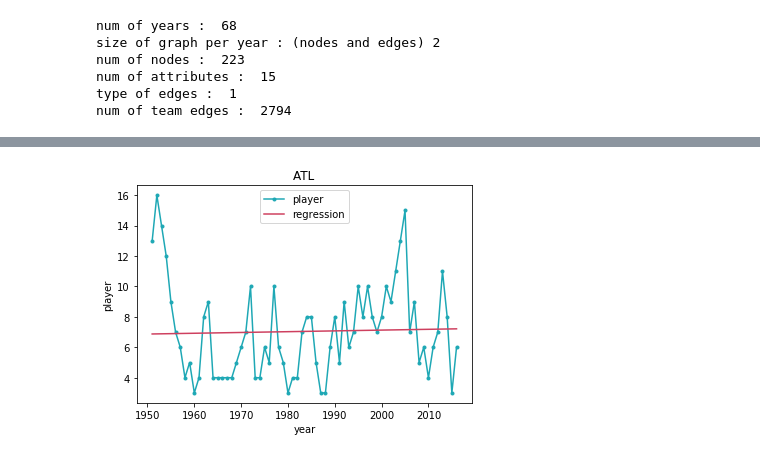
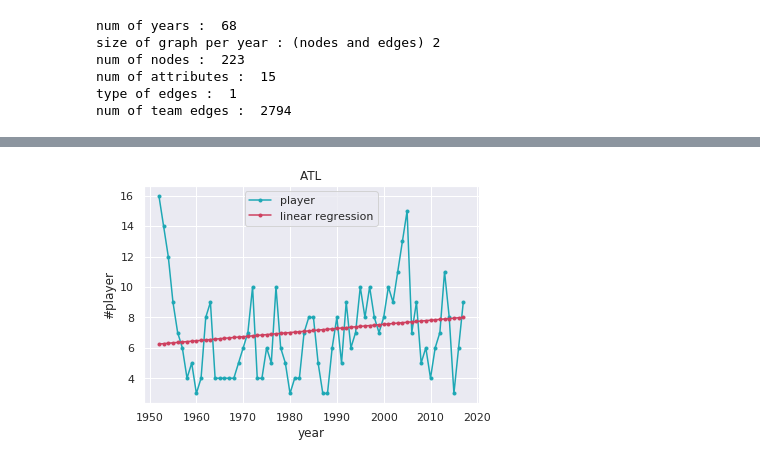
Before and after one commit to hsack6/nba, a Jupyter notebook: 12_linearregression.ipynb, the cells around one changed output, grey strips where cells are left out. Saved outputs shown, nothing was run; the diff lists cells and outputs as text; code cells hidden in the pictures.

```diff
--- a/12_linearregression.ipynb
+++ b/12_linearregression.ipynb
@@ -1,10 +1,20 @@
 # %%
 import pandas as pd
-import matplotlib.pyplot as plt
 import pickle
 inputDir = "/home/onimem/work/Open_world/NBA/Graph"
 outputDir = "/home/onimem/work/Open_world/NBA/Model"
 
+# グラフ描画
+from matplotlib import pylab as plt
+import seaborn as sns
+%matplotlib inline
+sns.set()
+
+import numpy as np
+from sklearn import linear_model
+from sklearn.metrics import mean_absolute_error
+from sklearn.metrics import mean_squared_error
+
 from subprocess import check_output
 print(check_output(["ls", inputDir]).decode("utf8"))
 # %% [output]
@@ -163,63 +173,62 @@ for tm, graph in graph_tm.items():
 ... (18 outputs left out)
 # %%
-# 2017に出現するノード数を予測
-
-import numpy as np
-from sklearn import linear_model
-from sklearn.metrics import mean_absolute_error
-from sklearn.metrics import mean_squared_error
+# 2010 - 2017に出現するノード数を予測
 
 x = "year"
-target_year = 2017
-years_1 = [i for i in range(1951, target_year)]
+years_1 = [i for i in range(1952, 2010)] # 訓練期間
+target = [i for i in range(2010, 2018)] # 予測期間
+years = [i for i in range(1952, 2018)] # 比較用
 
-team = []
-pred = []
-true = []
+team_ls = []
+pred_ls = []
+true_ls = []
 for tm, graph in graph_tm.items():
+
+    # 比較用
     y1 = "player"
-    new_player = []
+    new_player_1 = []
+    years_2 = [] # チームが存在する年のみ扱う(全体)
+    for year in years:
+        diff = new_node(graph[year-1], graph[year])
+        if diff != 0:
+            new_player_1.append(diff)
+            years_2.append(year)
 
-    years_2 = []
+
+    # 訓練用
+    y2 = "linear regression"
+    new_player_2 = []
+    years_3 = [] # チームが存在する年のみ扱う(訓練期間)
     for year in years_1:
         diff = new_node(graph[year-1], graph[year])
         if diff != 0:
-            new_player.append(diff)
-            years_2.append(year)
+            new_player_2.append(float(diff))
+            years_3.append(float(year))
 
-    y2 = "regression"
-
-    X = pd.DataFrame(years_2)
-    Y = pd.DataFrame(new_player)
-
+    X = pd.DataFrame(years_3)
+    Y = pd.DataFrame(new_player_2)
 
     model =linear_model.LinearRegression()
     model.fit(X, Y)
 
+    # 予測 (予測期間は2010から2017であるが、確認用として全ての年にモデルを適用)
     px = np.array(years_2)[:,np.newaxis] # sklearnの仕様のため二次元numpy配列に変換
     py = model.predict(px)
     py = py.reshape(-1).tolist()
 
-    history = {x:years_2, y1:new_player, y2:py}
-    plot_history3(history, x, y1, y2, title=tm, ylabel="player")
+    history = {x:years_2, y1:new_player_1, y2:py}
+    plot_history2(history, x, y1, y2, title=tm, ylabel="#player")
 
-    years_2.append(target_year)
-    px = np.array(years_2)[:,np.newaxis]
-    py = model.predict(px)
-    px = px.reshape(-1).tolist()
-    py = py.reshape(-1).tolist()
-    diff = new_node(graph[target_year-1], graph[target_year])
-    print(px[-1], "pred", py[-1], "true", diff)
-    team.append(tm)
-    pred.append(py[-1])
-    true.append(diff)
+    for i in range(len(target)):
+        true_ls.append(new_player_1[-1-i])
+        pred_ls.append(py[-1-i])
+        team_ls.append(tm)
 
-print("MAE", mean_absolute_error(true, pred))
-print("MSE", mean_squared_error(true, pred))
-print("RMSE", np.sqrt(mean_squared_error(true, pred)))
-
-result = pd.DataFrame({'team' : team, 'true' : true, 'pred' : pred})
+print("MAE", mean_absolute_error(true_ls, pred_ls))
+print("MSE", mean_squared_error(true_ls, pred_ls))
+print("RMSE", np.sqrt(mean_squared_error(true_ls, pred_ls)))
+result = pd.DataFrame({'team' : team_ls, 'true' : true_ls, 'pred' : pred_ls})
 result = result.set_index('team')
 result.to_csv(outputDir + "/1/LinearRegression/LinearRegression.csv")
 # %% [output]
-[figure, old version]
+[figure, new version]
```
Also changed, not shown: parts of 5 cells of this notebook, 2 other files.
